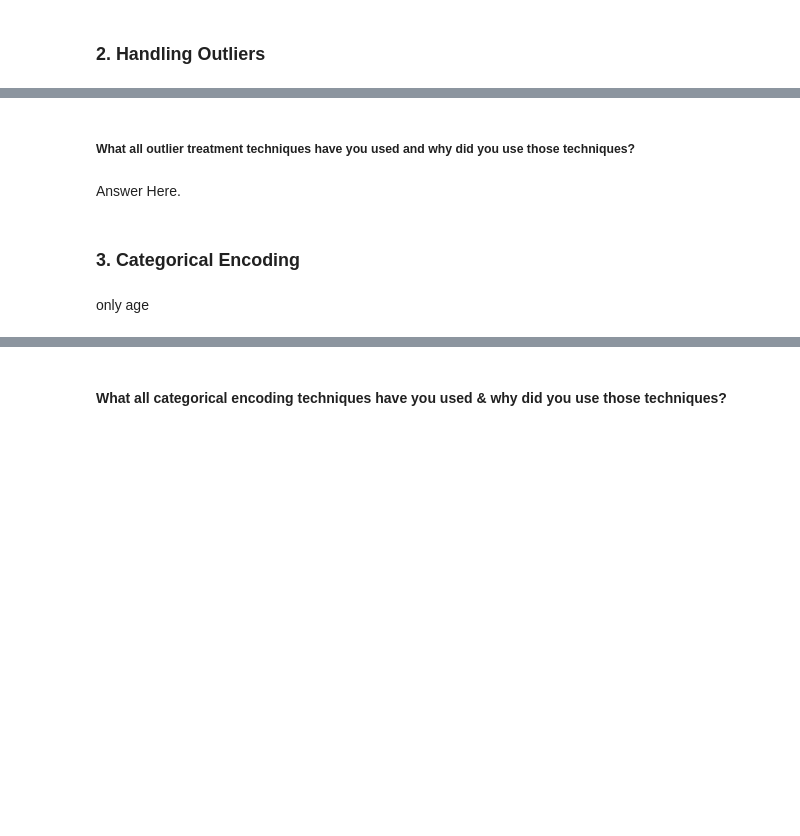
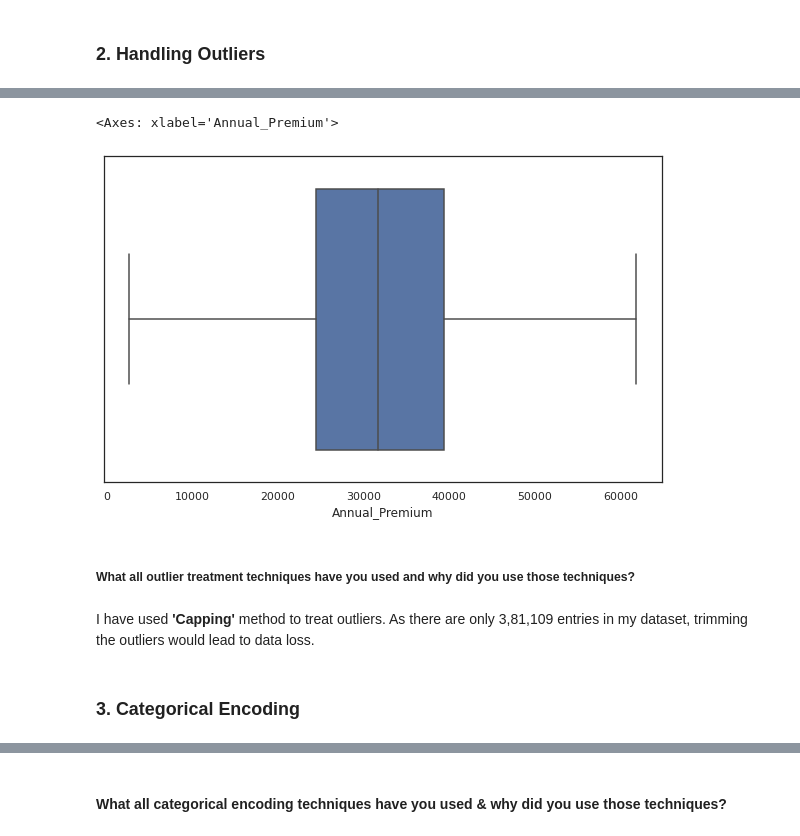
Before and after one commit to mohith-ds8/Health-Insurance-Cross-Sell-Prediction, a Jupyter notebook: Health_Insurance_Cross_Sell_Prediciotn.ipynb, the cells around one changed output, grey strips where cells are left out. Cells and saved outputs as stored; diff of their text form; code cells hidden in the pictures; blank space fills up the shorter version.

```diff
--- a/Health_Insurance_Cross_Sell_Prediciotn.ipynb
+++ b/Health_Insurance_Cross_Sell_Prediciotn.ipynb
@@ -774,8 +797,33 @@ only premium
+# %%
+# Finding the IQR
+
+percentile25 = df['Annual_Premium'].quantile(0.25)
+percentile75 = df['Annual_Premium'].quantile(0.75)
+iqr = percentile75 - percentile25
+upper_limit = percentile75 + 1.5 * iqr
+lower_limit = percentile25 - 1.5 * iqr
+# %%
+# Capping
+# Capping the data above the upper limit to upper limit & below the lower limit to the lower limit
+
+df['Annual_Premium'] = np.where(
+    df['Annual_Premium'] > upper_limit,
+    upper_limit,
+    np.where(
+        df['Annual_Premium'] < lower_limit,
+        lower_limit,
+        df['Annual_Premium']
+    )
+)
+# %%
+# Plotting the boxplot again to check for outliers
+sns.boxplot(x=df['Annual_Premium'])
+# %% [output]
+<Axes: xlabel='Annual_Premium'>
+[figure, added]
 # %% [markdown]
 ##### What all outlier treatment techniques have you used and why did you use those techniques?
-# %% [markdown]
-Answer Here.
+# %% [markdown]
+I have used **'Capping'** method to treat outliers. As there are only 3,81,109 entries in my dataset, trimming the outliers would lead to data loss.
 # %% [markdown]
 ### 3. Categorical Encoding
-# %% [markdown]
-only age
```
Also changed, not shown: parts of 109 cells of this notebook.
